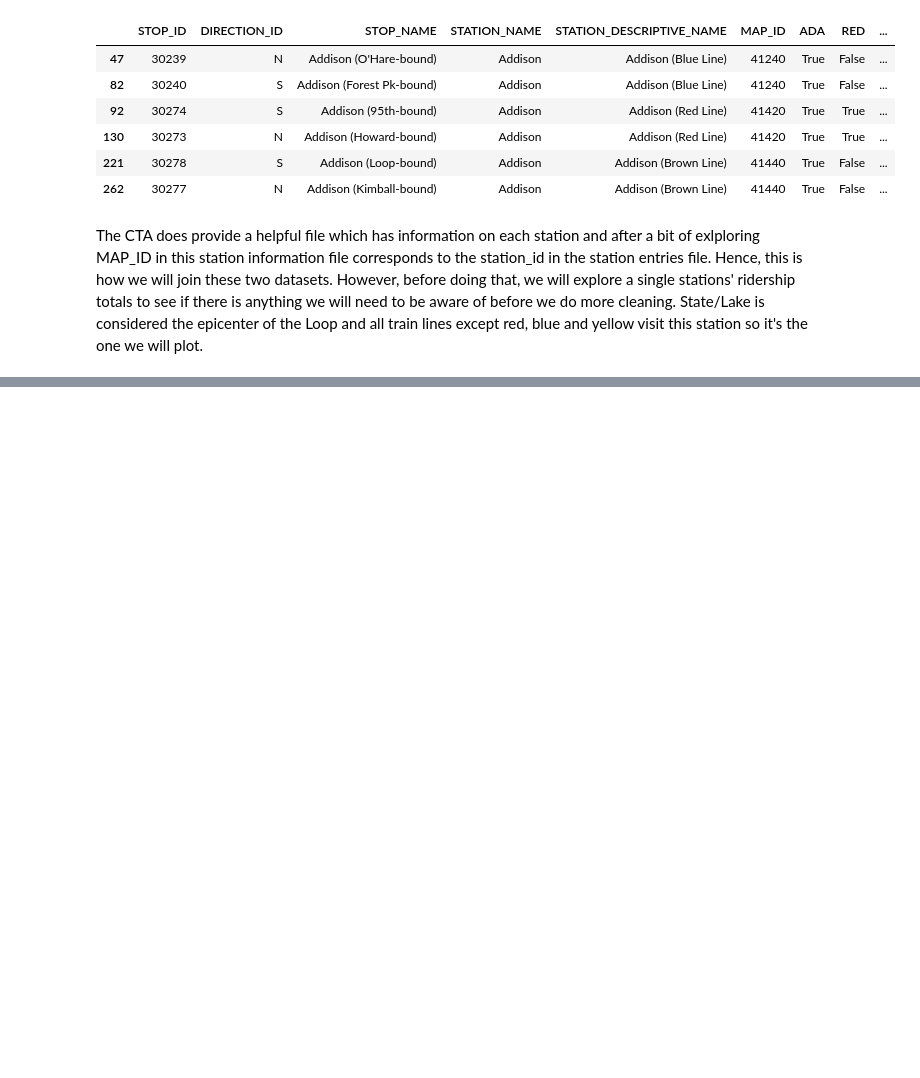
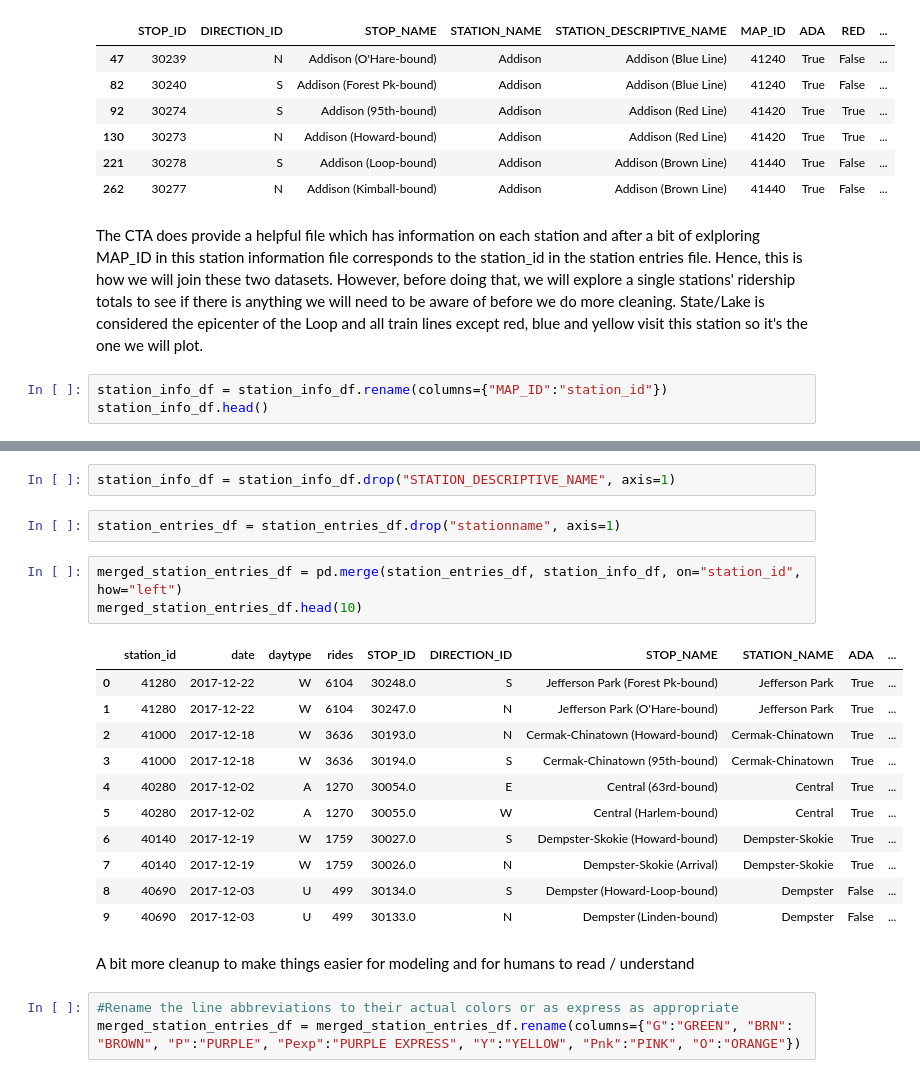
Before and after one commit to tim-radtke/CSC5610_CTA, a Jupyter notebook: CTA_Final_Project_Data_Clean.ipynb, the cells around one changed output, grey strips where cells are left out. Cells and saved outputs as stored; diff of their text form; blank space fills up the shorter version.

```diff
--- a/CTA_Final_Project_Data_Clean.ipynb
+++ b/CTA_Final_Project_Data_Clean.ipynb
@@ -146,3 +148,6 @@ station_info_df[station_info_df["STATION_NAME"] == "Addison"]
 | 262 | 30277 | N | Addison (Kimball-bound) | Addison | Addison (Brown Line) | 41440 | True | False | ... |
 # %% [markdown]
 The CTA does provide a helpful file which has information on each station and after a bit of exlploring MAP_ID in this station information file corresponds to the station_id in the station entries file. Hence, this is how we will join these two datasets. However, before doing that, we will explore a single stations' ridership totals to see if there is anything we will need to be aware of before we do more cleaning. State/Lake is considered the epicenter of the Loop and all train lines except red, blue and yellow visit this station so it's the one we will plot.
+# %%
+station_info_df = station_info_df.rename(columns={"MAP_ID":"station_id"})
+station_info_df.head()
@@ -148,0 +161,24 @@ The CTA does provide a helpful file which has information on each station and af
+# %%
+station_info_df = station_info_df.drop("STATION_DESCRIPTIVE_NAME", axis=1)
+# %%
+station_entries_df = station_entries_df.drop("stationname", axis=1)
+# %%
+merged_station_entries_df = pd.merge(station_entries_df, station_info_df, on="station_id", how="left")
+merged_station_entries_df.head(10)
+# %% [output]
+|  | station_id | date | daytype | rides | STOP_ID | DIRECTION_ID | STOP_NAME | STATION_NAME | ADA | ... |
+| 0 | 41280 | 2017-12-22 | W | 6104 | 30248.0 | S | Jefferson Park (Forest Pk-bound) | Jefferson Park | True | ... |
+| 1 | 41280 | 2017-12-22 | W | 6104 | 30247.0 | N | Jefferson Park (O'Hare-bound) | Jefferson Park | True | ... |
+| 2 | 41000 | 2017-12-18 | W | 3636 | 30193.0 | N | Cermak-Chinatown (Howard-bound) | Cermak-Chinatown | True | ... |
+| 3 | 41000 | 2017-12-18 | W | 3636 | 30194.0 | S | Cermak-Chinatown (95th-bound) | Cermak-Chinatown | True | ... |
+| 4 | 40280 | 2017-12-02 | A | 1270 | 30054.0 | E | Central (63rd-bound) | Central | True | ... |
+| 5 | 40280 | 2017-12-02 | A | 1270 | 30055.0 | W | Central (Harlem-bound) | Central | True | ... |
+| 6 | 40140 | 2017-12-19 | W | 1759 | 30027.0 | S | Dempster-Skokie (Howard-bound) | Dempster-Skokie | True | ... |
+| 7 | 40140 | 2017-12-19 | W | 1759 | 30026.0 | N | Dempster-Skokie (Arrival) | Dempster-Skokie | True | ... |
+| 8 | 40690 | 2017-12-03 | U | 499 | 30134.0 | S | Dempster (Howard-Loop-bound) | Dempster | False | ... |
+| 9 | 40690 | 2017-12-03 | U | 499 | 30133.0 | N | Dempster (Linden-bound) | Dempster | False | ... |
+# %% [markdown]
+A bit more cleanup to make things easier for modeling and for humans to read / understand
+# %%
+#Rename the line abbreviations to their actual colors or as express as appropriate
+merged_station_entries_df = merged_station_entries_df.rename(columns={"G":"GREEN", "BRN": "BROWN", "P":"PURPLE", "Pexp":"PURPLE EXPRESS", "Y":"YELLOW", "Pnk":"PINK", "O":"ORANGE"})
```
Also changed, not shown: parts of 15 cells of this notebook, 2 other files.
